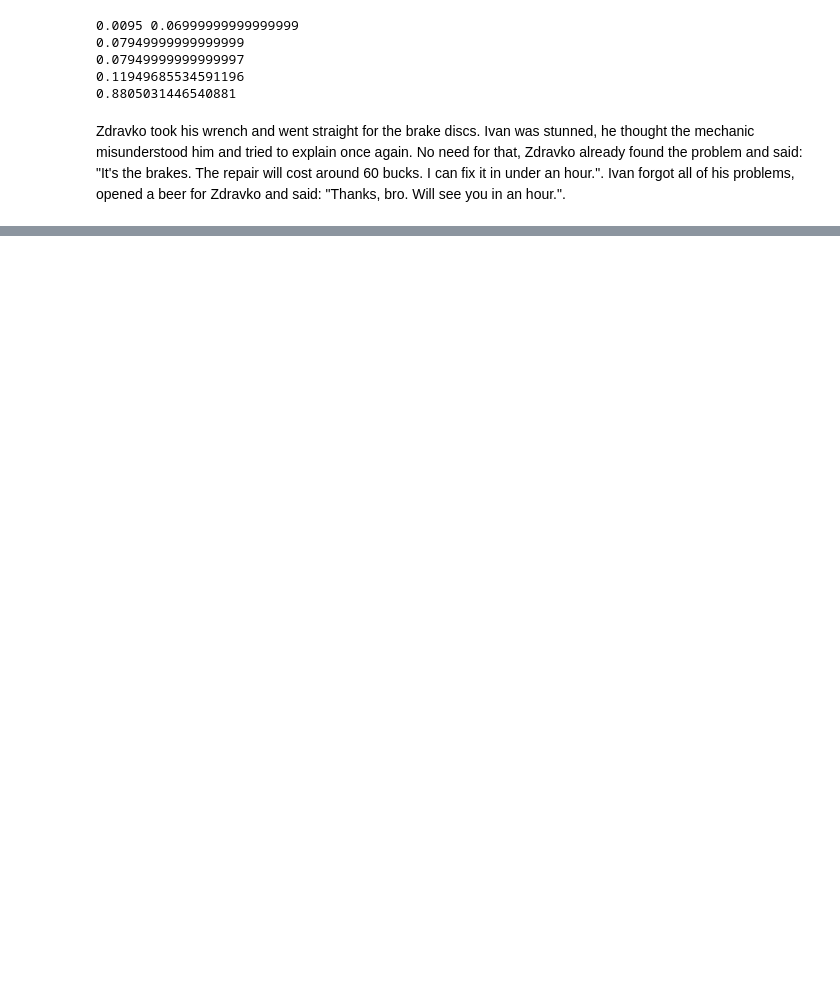
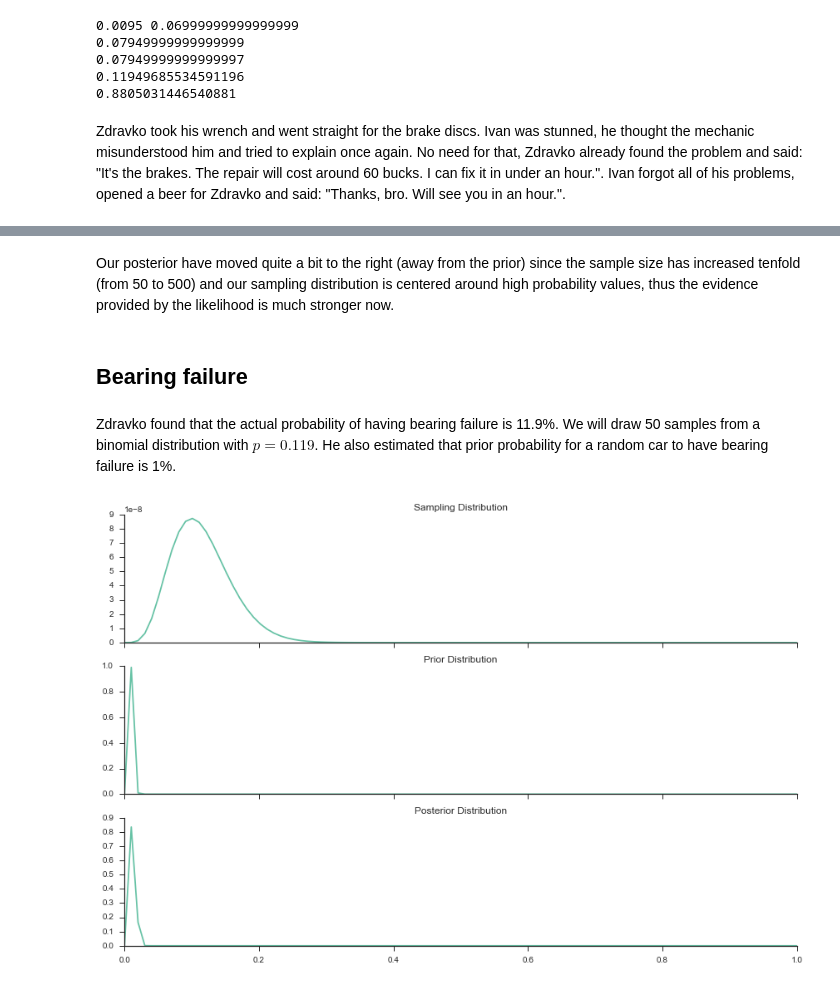
Before and after one commit to curiousily/old_blog, a Jupyter notebook: content/notebooks/5.bayes_rule.ipynb, the cells around one changed output, grey strips where cells are left out. Cells and saved outputs as stored; diff of their text form; code cells hidden in the pictures; blank space fills up the shorter version.

```diff
--- a/content/notebooks/5.bayes_rule.ipynb
+++ b/content/notebooks/5.bayes_rule.ipynb
@@ -143,0 +237,10 @@ Zdravko took his wrench and went straight for the brake discs. Ivan was stunned,
+# %% [markdown]
+Our posterior have moved quite a bit to the right (away from the prior) since the sample size has increased tenfold (from 50 to 500) and our sampling distribution is centered around high probability values, thus the evidence provided by the likelihood is much stronger now.
+# %% [markdown]
+## Bearing failure
+# %% [markdown]
+Zdravko found that the actual probability of having bearing failure is 11.9%. We will draw 50 samples from a binomial distribution with $p=0.119$. He also estimated that prior probability for a random car to have bearing failure is 1%.
+# %%
+plot_bayes_rule(true_p=0.119, sample_n=50, prior_p=0.01)
+# %% [output]
+[figure, added]
```
Also changed, not shown: parts of 23 cells of this notebook.
